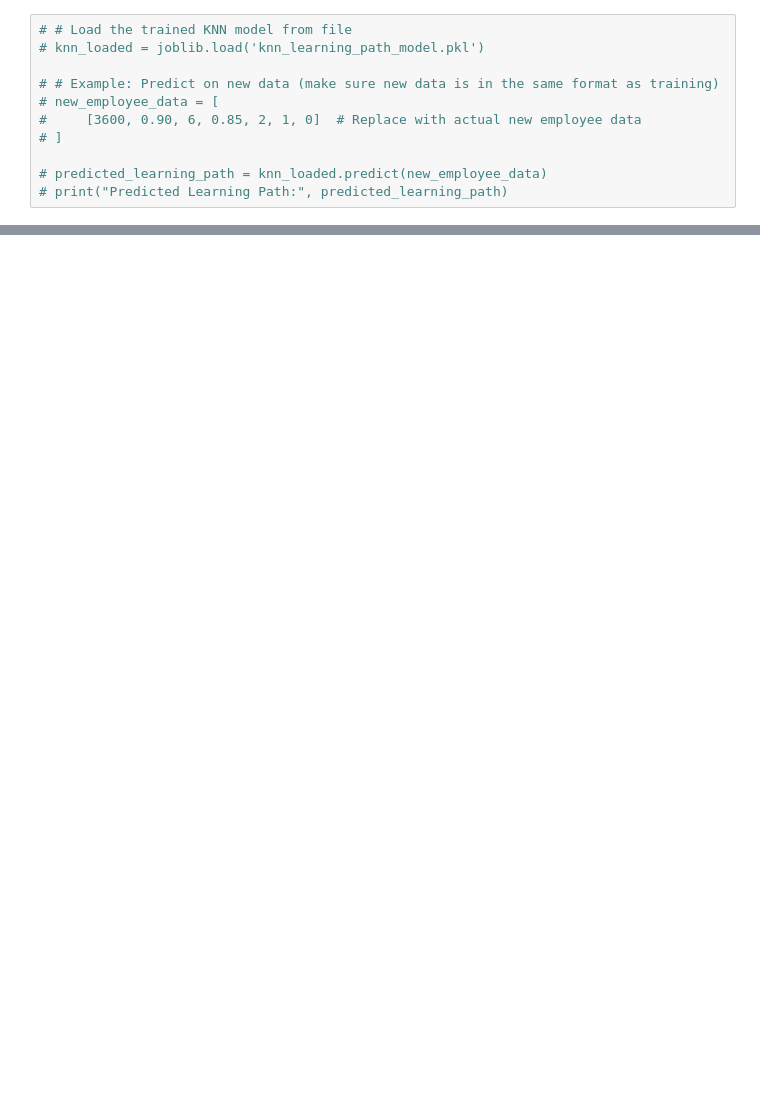
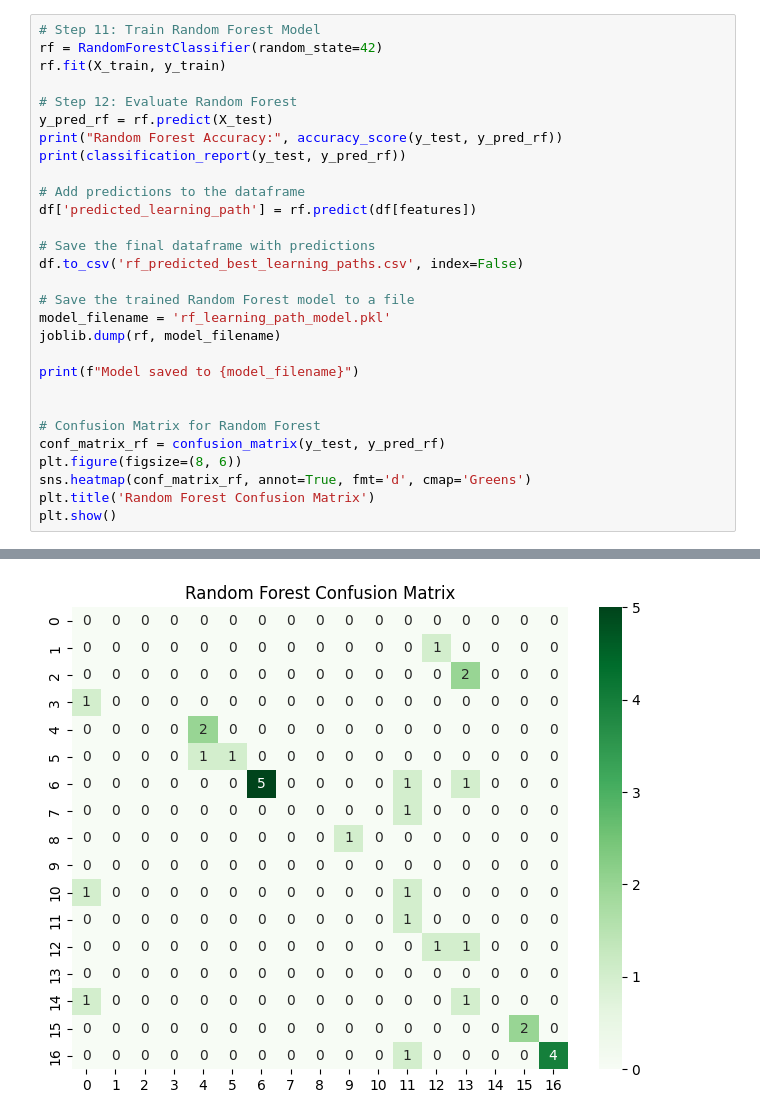
Before and after one commit to Harsha335/Emp_course_management, a Jupyter notebook: DataScience/script.ipynb, the cells around one changed output, grey strips where cells are left out. Drawn from its saved outputs; the diff is of its cells as text; blank space fills up the shorter version.

```diff
--- a/DataScience/script.ipynb
+++ b/DataScience/script.ipynb
@@ -229,11 +232,30 @@ Model saved to rf_learning_path_model.pkl
-# %%
-# # Load the trained KNN model from file
-# knn_loaded = joblib.load('knn_learning_path_model.pkl')
-
-# # Example: Predict on new data (make sure new data is in the same format as training)
-# new_employee_data = [
-#     [3600, 0.90, 6, 0.85, 2, 1, 0]  # Replace with actual new employee data
-# ]
-
-# predicted_learning_path = knn_loaded.predict(new_employee_data)
-# print("Predicted Learning Path:", predicted_learning_path)
+# %%
+# Step 11: Train Random Forest Model
+rf = RandomForestClassifier(random_state=42)
+rf.fit(X_train, y_train)
+
+# Step 12: Evaluate Random Forest
+y_pred_rf = rf.predict(X_test)
+print("Random Forest Accuracy:", accuracy_score(y_test, y_pred_rf))
+print(classification_report(y_test, y_pred_rf))
+
+# Add predictions to the dataframe
+df['predicted_learning_path'] = rf.predict(df[features])
+
+# Save the final dataframe with predictions
+df.to_csv('rf_predicted_best_learning_paths.csv', index=False)
+
+# Save the trained Random Forest model to a file
+model_filename = 'rf_learning_path_model.pkl'
+joblib.dump(rf, model_filename)
+
+print(f"Model saved to {model_filename}")
+
+
+# Confusion Matrix for Random Forest
+conf_matrix_rf = confusion_matrix(y_test, y_pred_rf)
+plt.figure(figsize=(8, 6))
+sns.heatmap(conf_matrix_rf, annot=True, fmt='d', cmap='Greens')
+plt.title('Random Forest Confusion Matrix')
+plt.show()
+# %% [output]
@@ -239,0 +279 @@ Model saved to rf_learning_path_model.pkl
+[figure, added]
```
Also changed, not shown: parts of 20 cells of this notebook, 5 other files.
